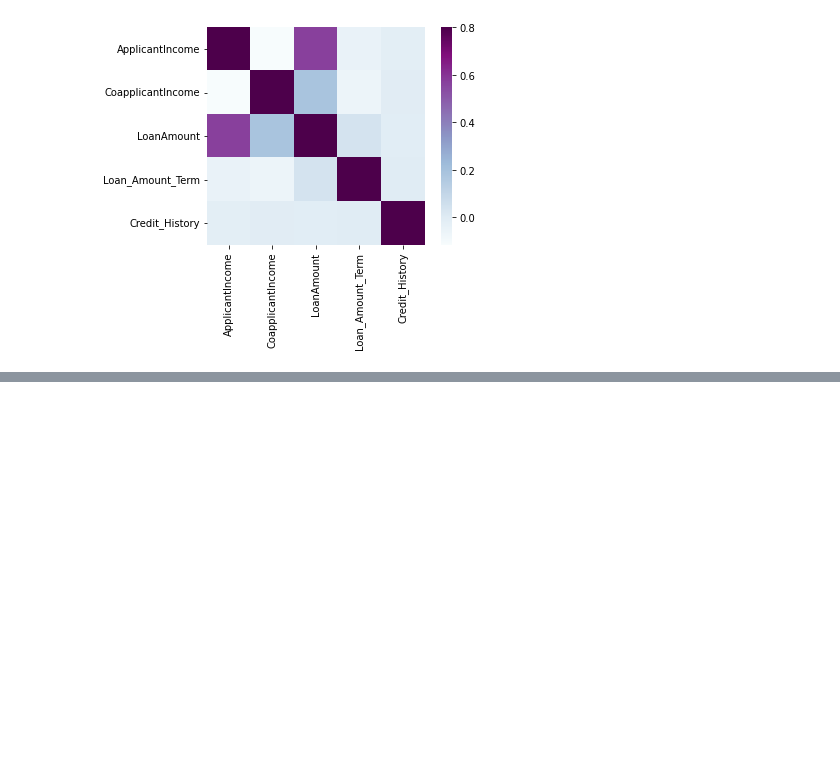
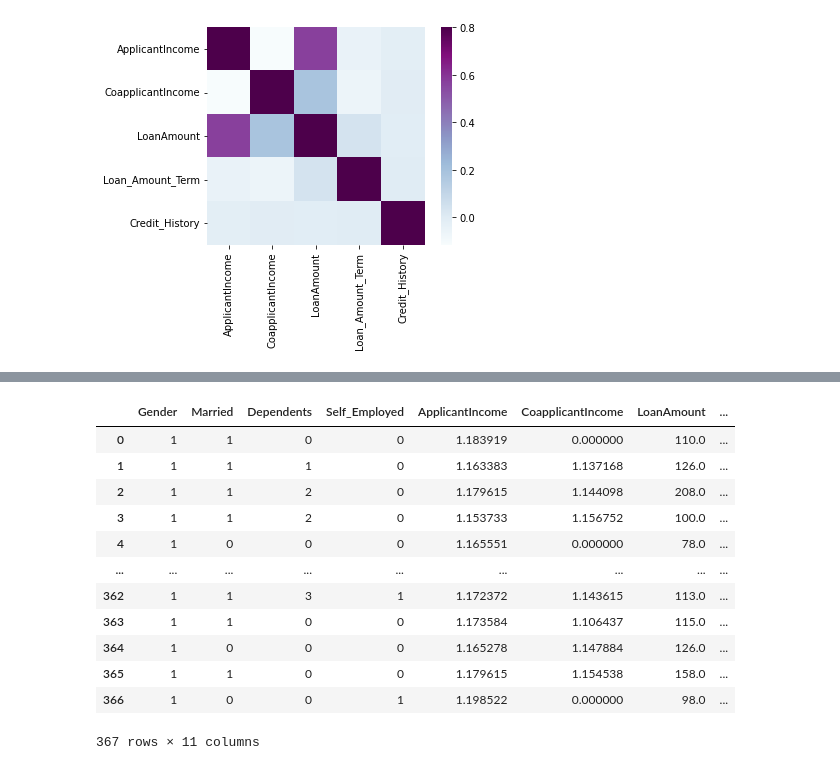
Before and after one commit to dhivya4/Inceptz, a Jupyter notebook: Mini_Hackathon.ipynb, the cells around one changed output, grey strips where cells are left out. Cells and saved outputs as stored; diff of their text form; code cells hidden in the pictures; blank space fills up the shorter version.

```diff
--- a/Mini_Hackathon.ipynb
+++ b/Mini_Hackathon.ipynb
@@ -126,0 +475,3 @@ sns.heatmap(matrix, vmax=.8, square=True, cmap="BuPu")
+# %%
+x_sscl_test = scaler.transform(test)
+x_sscl_test
@@ -126,0 +492,3 @@ sns.heatmap(matrix, vmax=.8, square=True, cmap="BuPu")
+# %%
+y_knn_pred_test = knn.predict(x_sscl_test)
+print(y_knn_pred_test)
@@ -126,0 +513,18 @@ sns.heatmap(matrix, vmax=.8, square=True, cmap="BuPu")
+# %%
+test["Loan_Status"] = y_knn_pred_test
+# %%
+test
+# %% [output]
+|  | Gender | Married | Dependents | Self_Employed | ApplicantIncome | CoapplicantIncome | LoanAmount | ... |
+| 0 | 1 | 1 | 0 | 0 | 1.183919 | 0.000000 | 110.0 | ... |
+| 1 | 1 | 1 | 1 | 0 | 1.163383 | 1.137168 | 126.0 | ... |
+| 2 | 1 | 1 | 2 | 0 | 1.179615 | 1.144098 | 208.0 | ... |
+| 3 | 1 | 1 | 2 | 0 | 1.153733 | 1.156752 | 100.0 | ... |
+| 4 | 1 | 0 | 0 | 0 | 1.165551 | 0.000000 | 78.0 | ... |
+| ... | ... | ... | ... | ... | ... | ... | ... | ... |
+| 362 | 1 | 1 | 3 | 1 | 1.172372 | 1.143615 | 113.0 | ... |
+| 363 | 1 | 1 | 0 | 0 | 1.173584 | 1.106437 | 115.0 | ... |
+| 364 | 1 | 0 | 0 | 0 | 1.165278 | 1.147884 | 126.0 | ... |
+| 365 | 1 | 1 | 0 | 0 | 1.179615 | 1.154538 | 158.0 | ... |
+| 366 | 1 | 0 | 0 | 1 | 1.198522 | 0.000000 | 98.0 | ... |
+367 rows × 11 columns
```
Also changed, not shown: parts of 26 cells of this notebook.
